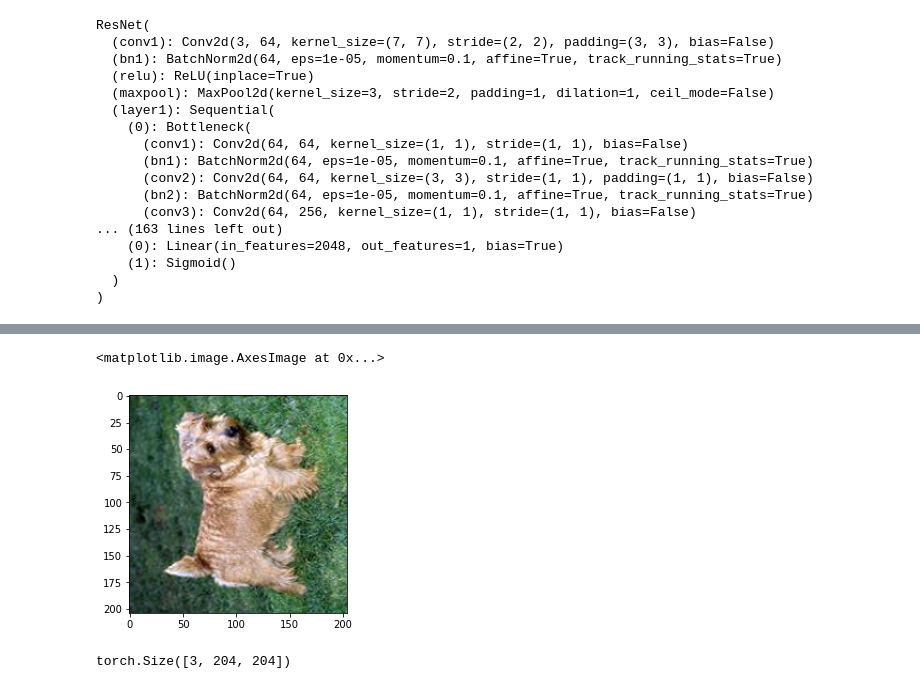
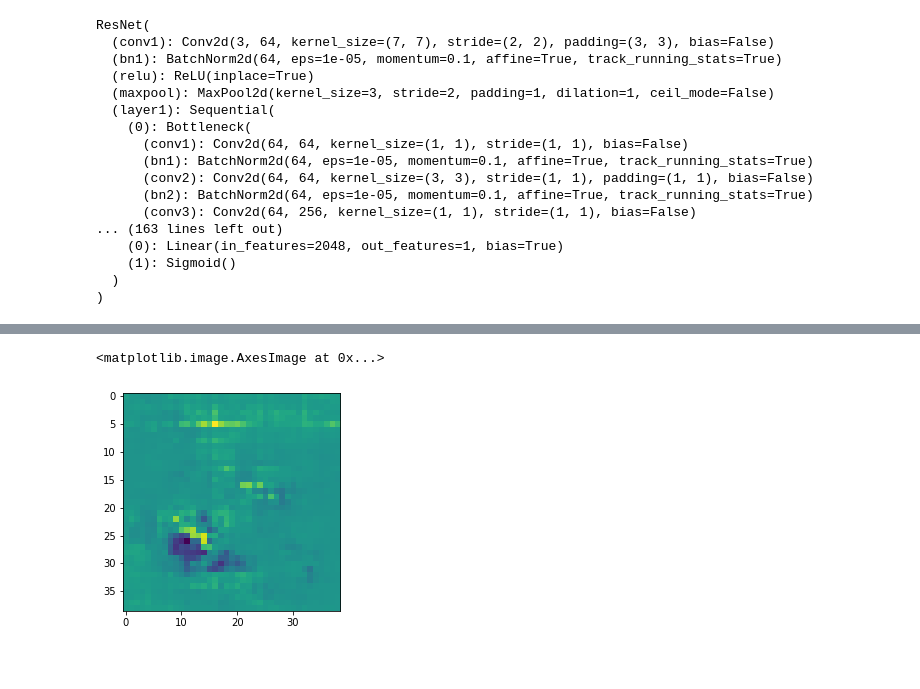
Before and after one commit to prateekgargX/Visualizing-Neural-Networks, a Jupyter notebook: Saliency_Maps&occlusion.ipynb, the cells around one changed output, grey strips where cells are left out. Saved outputs shown, nothing was run; the diff lists cells and outputs as text; code cells hidden in the pictures; blank space fills up the shorter version.

```diff
--- a/Saliency_Maps&occlusion.ipynb
+++ b/Saliency_Maps&occlusion.ipynb
@@ -598,37 +638,0 @@ image = image.to(device)
-# %%
-def create_patch(img,x,y,patch_size):
-  img2 = img.cpu().detach().clone().numpy()
-  image = np.array(img2,copy=True)
-  image[0][x:x+patch_size][y:y+patch_size] = 1
-  image[1][x:x+patch_size][y:y+patch_size] = 1
-  image[2][x:x+patch_size][y:y+patch_size] = 1
-  return image
-
-patch_size = 10
-
-img = image[index] #has shape 3,204,204
-
-sensitivity_map = np.zeros((img.shape[1],img.shape[2]))#has shape 204,204
-
-for i in range(0,img.shape[1]-patch_size,patch_size):
-  for j in range(0,img.shape[2] - patch_size,patch_size):
-    for images, labels in test_data_loader:
-      image = images
-      break
-    image = image.to(device)
-    patched_image = create_patch(img,i,j,patch_size) #shae 204,204,3
-    #imagee = patched_image
-    #plt.imshow(imagee.transpose(2,1,0))
-    #break
-    #break
-    image.data[index] = torch.Tensor(patched_image)
-
-    preds = model(image)
-    confidence = preds[index]
-
-    sensitivity_map[
-            i:i + patch_size,
-            j:j + patch_size,
-        ] = confidence.cpu().detach().numpy()
-
-plt.imshow(sensitivity_map)
@@ -739,12 +639,5 @@ plt.imshow(create_patch(image[index],0,0,patch_size).transpose(2,1,0))
-# %%
-imagee= image[4].cpu().detach().numpy()
-
-imagee = imagee.transpose(2,1,0)
-plt.imshow(imagee)
-# %% [output]
-<matplotlib.image.AxesImage at 0x...>
-[figure, removed]
-# %%
-image[index].shape
-# %% [output]
-torch.Size([3, 204, 204])
+# %%
+plt.imshow(occlusion(model,image,1))
+# %% [output]
+<matplotlib.image.AxesImage at 0x...>
+[figure, added]
```
Also changed, not shown: parts of 25 cells of this notebook, 10 other files.
